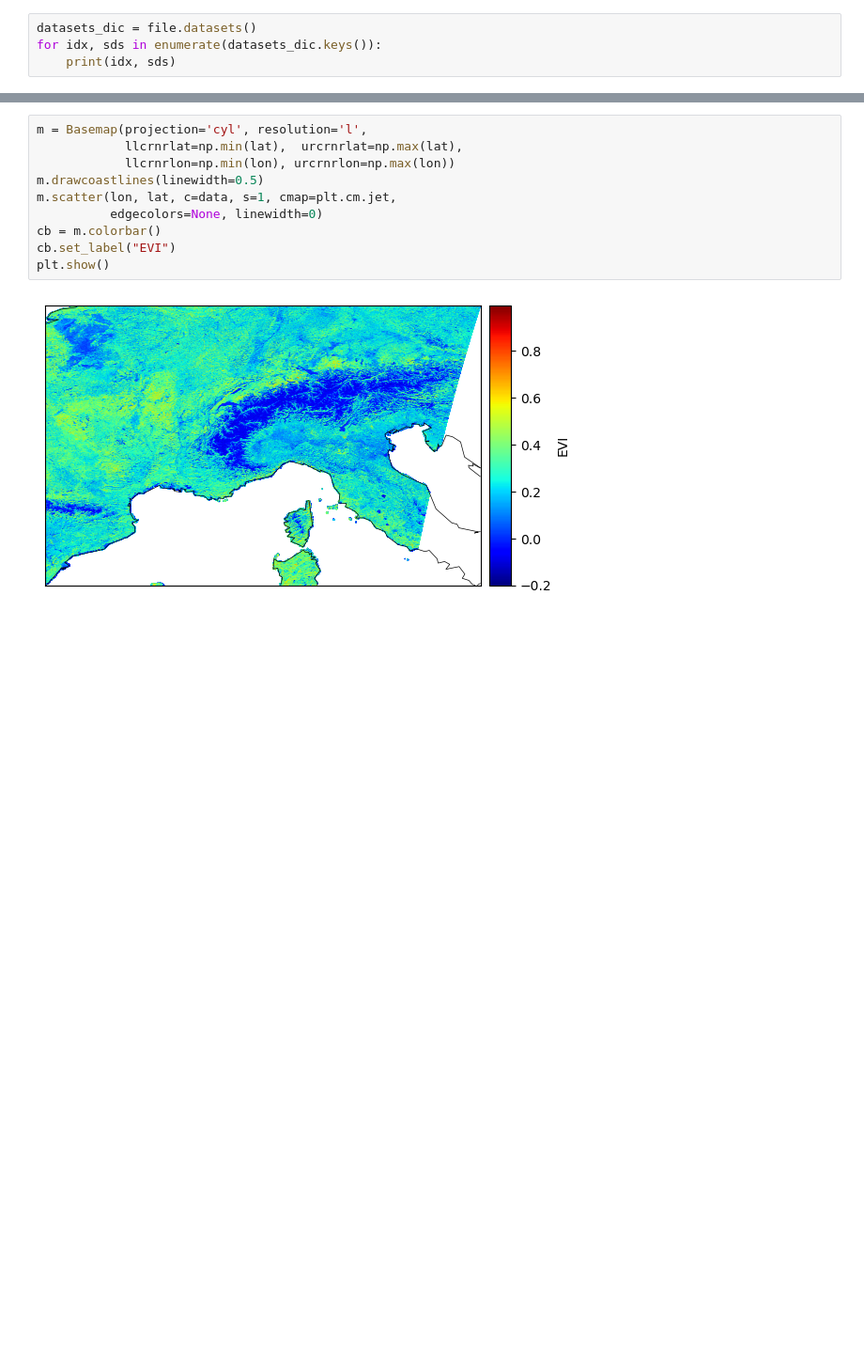
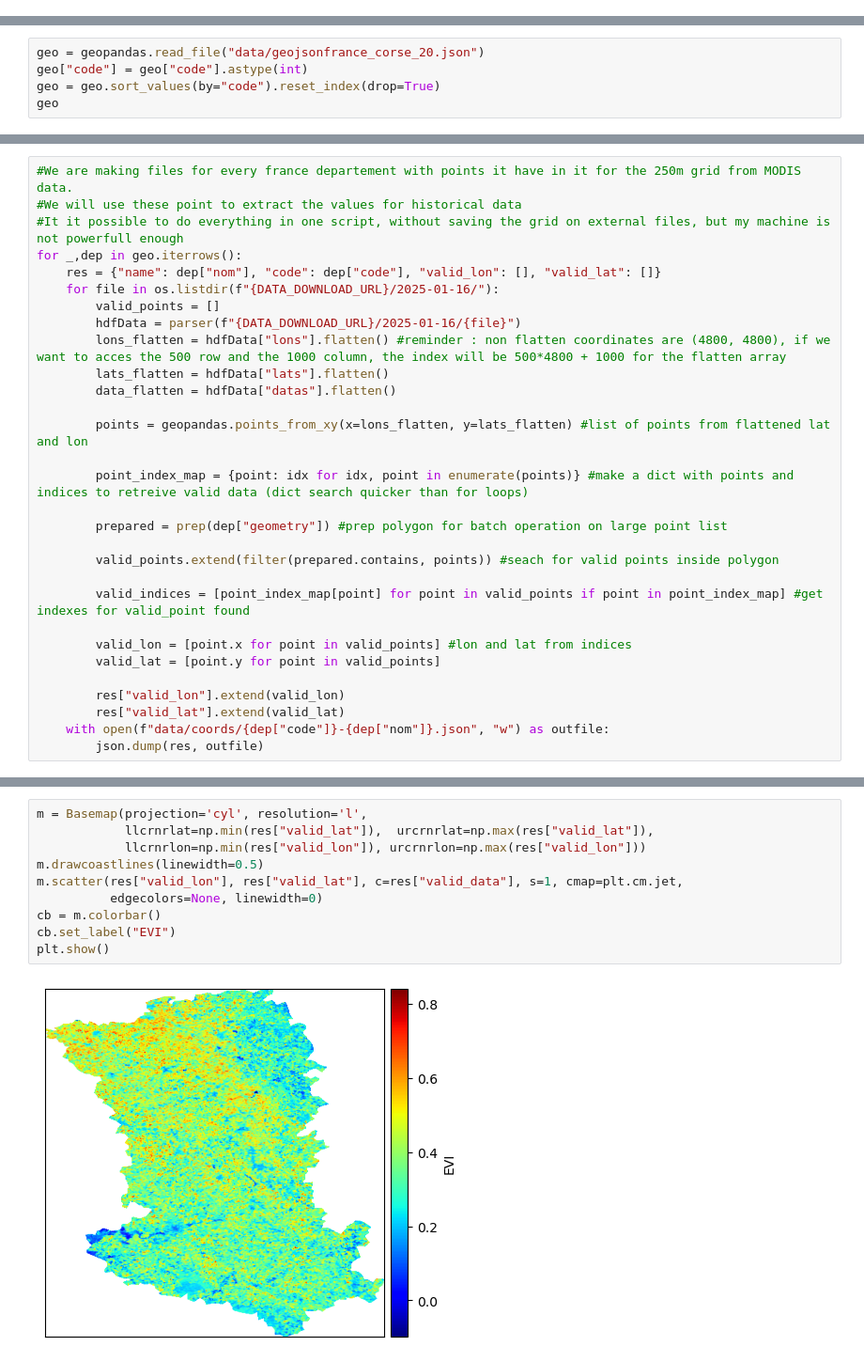
Before and after one commit to aleexv6/Meteo, a Jupyter notebook: Satellite/NDVI/MODIS_data.ipynb, the cells around one changed output, grey strips where cells are left out. Shown at 94% size. Cells and saved outputs as stored; diff of their text form; blank space fills up the shorter version.

Commit message:
grid for each departement and starting departement aggregator

```diff
--- a/Satellite/NDVI/MODIS_data.ipynb
+++ b/Satellite/NDVI/MODIS_data.ipynb
@@ -39,4 +0,0 @@ gridmeta
-# %%
-datasets_dic = file.datasets()
-for idx, sds in enumerate(datasets_dic.keys()):
-    print(idx, sds)
@@ -111,0 +14,5 @@ lon, lat= pyproj.transform(sinu, wgs84, xv, yv)
+# %%
+geo = geopandas.read_file("data/geojsonfrance_corse_20.json")
+geo["code"] = geo["code"].astype(int)
+geo = geo.sort_values(by="code").reset_index(drop=True)
+geo
@@ -111,0 +33,30 @@ lon, lat= pyproj.transform(sinu, wgs84, xv, yv)
+# %%
+#We are making files for every france departement with points it have in it for the 250m grid from MODIS data.
+#We will use these point to extract the values for historical data
+#It it possible to do everything in one script, without saving the grid on external files, but my machine is not powerfull enough
+for _,dep in geo.iterrows():
+    res = {"name": dep["nom"], "code": dep["code"], "valid_lon": [], "valid_lat": []}
+    for file in os.listdir(f"{DATA_DOWNLOAD_URL}/2025-01-16/"):
+        valid_points = []
+        hdfData = parser(f"{DATA_DOWNLOAD_URL}/2025-01-16/{file}")
+        lons_flatten = hdfData["lons"].flatten() #reminder : non flatten coordinates are (4800, 4800), if we want to acces the 500 row and the 1000 column, the index will be 500*4800 + 1000 for the flatten array
+        lats_flatten = hdfData["lats"].flatten()
+        data_flatten = hdfData["datas"].flatten()
+
+        points = geopandas.points_from_xy(x=lons_flatten, y=lats_flatten) #list of points from flattened lat and lon
+
+        point_index_map = {point: idx for idx, point in enumerate(points)} #make a dict with points and indices to retreive valid data (dict search quicker than for loops)
+
+        prepared = prep(dep["geometry"]) #prep polygon for batch operation on large point list
+
+        valid_points.extend(filter(prepared.contains, points)) #seach for valid points inside polygon
+
+        valid_indices = [point_index_map[point] for point in valid_points if point in point_index_map] #get indexes for valid_point found
+
+        valid_lon = [point.x for point in valid_points] #lon and lat from indices
+        valid_lat = [point.y for point in valid_points]
+
+        res["valid_lon"].extend(valid_lon)
+        res["valid_lat"].extend(valid_lat)
+    with open(f"data/coords/{dep["code"]}-{dep["nom"]}.json", "w") as outfile:
+        json.dump(res, outfile)
@@ -112,12 +87,12 @@ lon, lat= pyproj.transform(sinu, wgs84, xv, yv)
 # %%
 m = Basemap(projection='cyl', resolution='l',
-            llcrnrlat=np.min(lat),  urcrnrlat=np.max(lat),
-            llcrnrlon=np.min(lon), urcrnrlon=np.max(lon))
+            llcrnrlat=np.min(res["valid_lat"]),  urcrnrlat=np.max(res["valid_lat"]),
+            llcrnrlon=np.min(res["valid_lon"]), urcrnrlon=np.max(res["valid_lon"]))
 m.drawcoastlines(linewidth=0.5)
-m.scatter(lon, lat, c=data, s=1, cmap=plt.cm.jet,
+m.scatter(res["valid_lon"], res["valid_lat"], c=res["valid_data"], s=1, cmap=plt.cm.jet,
           edgecolors=None, linewidth=0)
 cb = m.colorbar()
 cb.set_label("EVI")
 plt.show()
 # %% [output]
-[figure, old version]
+[figure, new version]
```
Also changed, not shown: parts of 24 cells of this notebook, 5 other files.
